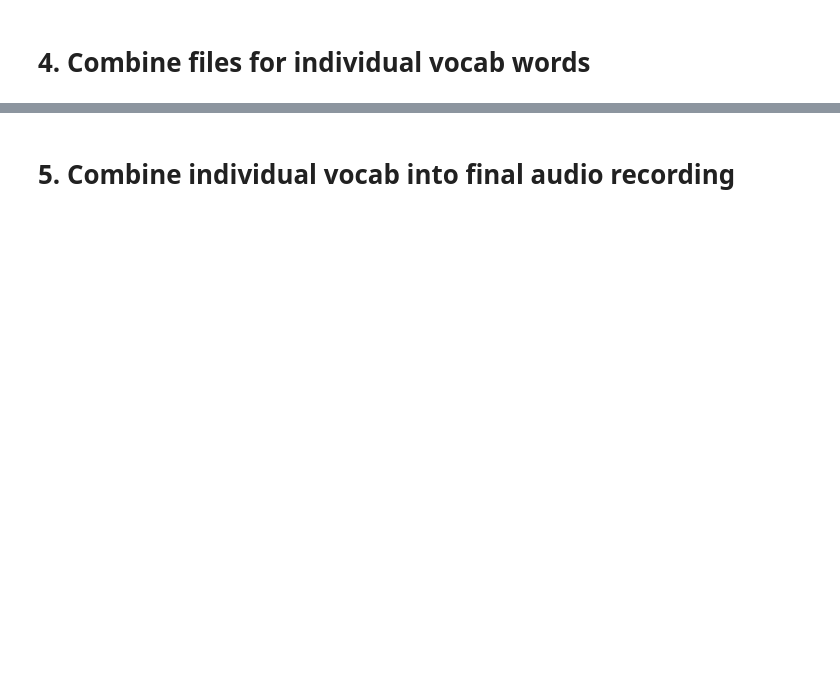
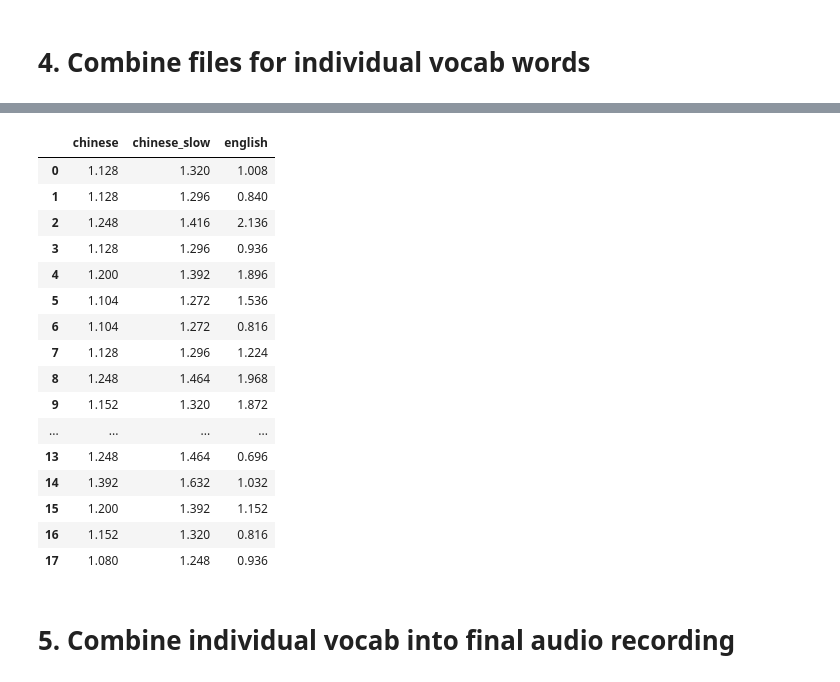
Before and after one commit to srcole/mandarin_data, a Jupyter notebook: 02_audio_generation/02_audio_recordings.ipynb, the cells around one changed output, grey strips where cells are left out. Drawn from its saved outputs; the diff is of its cells as text; code cells hidden in the pictures; blank space fills up the shorter version.

```diff
--- a/02_audio_generation/02_audio_recordings.ipynb
+++ b/02_audio_generation/02_audio_recordings.ipynb
@@ -5,14 +5,28 @@ from pydub import AudioSegment
 import time
 import os
 import pandas as pd
+from datetime import date
 import glob
 from collections import defaultdict
 pd.options.display.max_columns = 100
+pd.options.display.max_rows = 130
 # %% [markdown]
 # 0. Choose setting
 # %%
-recording_id, recording_name = '001', '0817_word_p2_k2_sent'
+# recording_id, recording_name = '001', '0817_word_p2_k2_sent'
 # recording_id, recording_name = '002', '0817_word_p2_k2_csent'
+# recording_id, recording_name = '002', '0818_word_p1_k2_csent'
 # recording_id, recording_name = '004', '0817_word_p2_k2_wordonly'
 # recording_id, recording_name = '005', '0815_word_p2_k2_word_pinyin'
 # recording_id, recording_name = '006', '0815_word_p2_k2_ecombo'
+# recording_id, recording_name = '007', '0818_recent_p4_k2_sent'
+# recording_id, recording_name = '008', '0818_recent_p4_k2_wordonly'
+# recording_id, recording_name = '009', '0818_word_p3_k2_sent'
+# recording_id, recording_name = '010', '0818_phrase_p2_k2'
+# recording_id, recording_name = '012', '0825_eword_p1_k2_csent'
+
+# min_priority, max_priority = 1, 1
+# min_known_english_prompt = 2
+# max_known_english_prompt = 5
+# types_allowed = ['combo', 'no combo', 'two word', 'prefix', 'single char', 'suffix', 'abbreviation']
+# types_allowed = ['phrase', 'sentence', 'part sent', 'phrase_save']
@@ -20,9 +143,9 @@ recording_id, recording_name = '001', '0817_word_p2_k2_sent'
 # 1. Load data
 # %%
 cols_keep = [
-    'chinese', 'pinyin', 'english',
+    'id', 'chinese', 'pinyin', 'english',
     'type', 'priority', 'known', 'known_pinyin_prompt', 'known_english_prompt',
-    'phonetic', 'category1', 'quality',
+    'phonetic', 'category1', 'category2', 'quality',
     'word1', 'word1_english', 'word2', 'word2_english', 'word3', 'word3_english', 'word4', 'word4_english',
     'sentence', 'sentence_pinyin', 'sentence_english', 'date']
 sheet_url = 'https://docs.google.com/spreadsheets/d/1pw9EAIvtiWenPDBFBIf7pwTh0FvIbIR0c3mY5gJwlDk/edit#gid=0'
@@ -30,6 +153,7 @@ sheet_url = sheet_url.replace('/edit#gid=', '/export?format=csv&gid=')
 df = pd.read_csv(sheet_url)[cols_keep]
 df = df.dropna(subset=['chinese', 'english'])
 df['known_english_prompt'] = df['known_english_prompt'].fillna(6)
+df['quality'] = df['quality'].fillna(5)
 print(df.shape)
 df.head()
 # %% [output]
@@ -102,11 +236,12 @@ def pinyin_to_tones(pinyin):
         tones.append(tone)
     return tones
 
-if recording_id == '005':
-    df_this['pinyin_tones'] = df_this['pinyin'].apply(pinyin_to_tones)
-    df_this[['pinyin', 'pinyin_tones']]
+for i_rrow, rrow in df_all_recordings_tomake.iterrows():
+    if rrow['recording_id'] == '005':
+        dfs_by_recording[rrow['recording_name']]['pinyin_tones'] = dfs_by_recording[rrow['recording_name']]['pinyin'].apply(pinyin_to_tones)
+        dfs_by_recording[rrow['recording_name']][['pinyin', 'pinyin_tones']]
 
-    # Make pinyin audio
-    pinyin_tones = ['1', '2', '3', '4']
-    for tone_str in pinyin_tones:
-        gTTS(tone_str, lang='en').save(f"audio_files/english/{tone_str}.mp3")
+        # Make pinyin audio
+        pinyin_tones = ['1', '2', '3', '4']
+        for tone_str in pinyin_tones:
+            gTTS(tone_str, lang='en').save(f"audio_files/english/{tone_str}.mp3")
@@ -276,3 +465,23 @@ for i_row, row in df_this.iterrows():
+# %%
+df_audio_durations
+# %% [output]
+|  | chinese | chinese_slow | english |
+| 0 | 1.128 | 1.320 | 1.008 |
+| 1 | 1.128 | 1.296 | 0.840 |
+| 2 | 1.248 | 1.416 | 2.136 |
+| 3 | 1.128 | 1.296 | 0.936 |
+| 4 | 1.200 | 1.392 | 1.896 |
+| 5 | 1.104 | 1.272 | 1.536 |
+| 6 | 1.104 | 1.272 | 0.816 |
+| 7 | 1.128 | 1.296 | 1.224 |
+| 8 | 1.248 | 1.464 | 1.968 |
+| 9 | 1.152 | 1.320 | 1.872 |
+| ... | ... | ... | ... |
+| 13 | 1.248 | 1.464 | 0.696 |
+| 14 | 1.392 | 1.632 | 1.032 |
+| 15 | 1.200 | 1.392 | 1.152 |
+| 16 | 1.152 | 1.320 | 0.816 |
+| 17 | 1.080 | 1.248 | 0.936 |
 # %% [markdown]
 # 5. Combine individual vocab into final audio recording
 # %%
```
Also changed, not shown: parts of 22 cells of this notebook.
